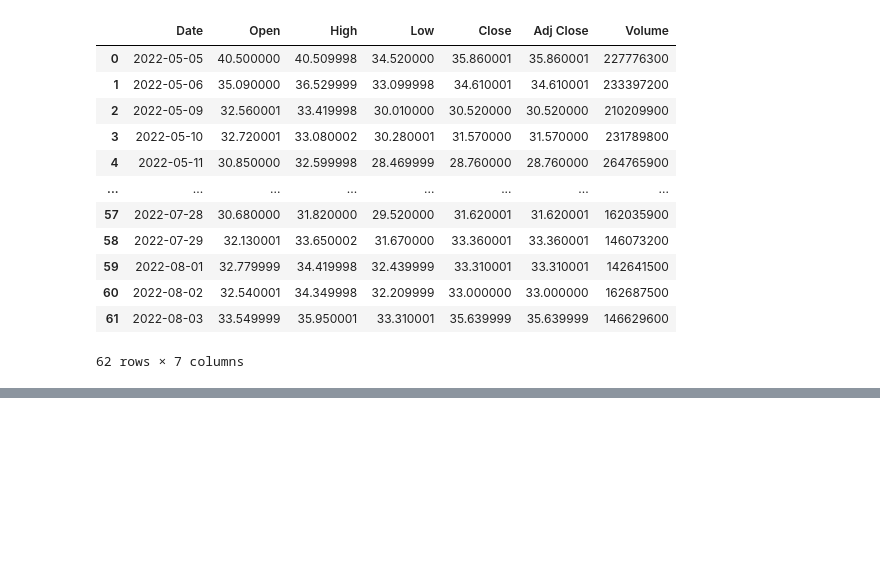
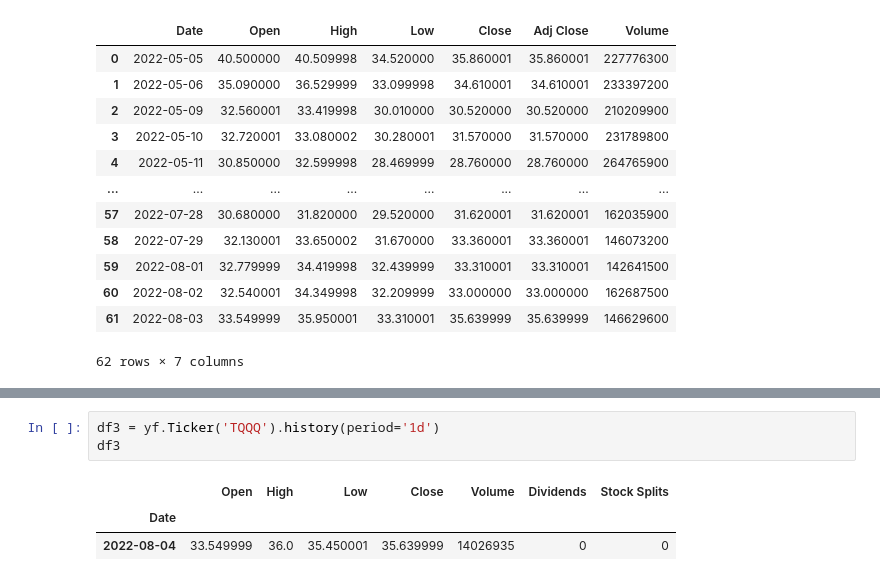
Before and after one commit to Ideal-Lim/2022HAISummerProject, a Jupyter notebook: YfinanceBasic.ipynb, the cells around one changed output, grey strips where cells are left out. Saved outputs shown, nothing was run; the diff lists cells and outputs as text; blank space fills up the shorter version.

```diff
--- a/YfinanceBasic.ipynb
+++ b/YfinanceBasic.ipynb
@@ -261 +274,8 @@ Date
 Name: Close, Length: 90, dtype: float64
+# %%
+df3 = yf.Ticker('TQQQ').history(period='1d')
+df3
+# %% [output]
+|  | Open | High | Low | Close | Volume | Dividends | Stock Splits |
+| Date |  |  |  |  |  |  |  |
+| 2022-08-04 | 33.549999 | 36.0 | 35.450001 | 35.639999 | 14026935 | 0 | 0 |
```
Also changed, not shown: parts of 2 cells of this notebook, 3 other files.
